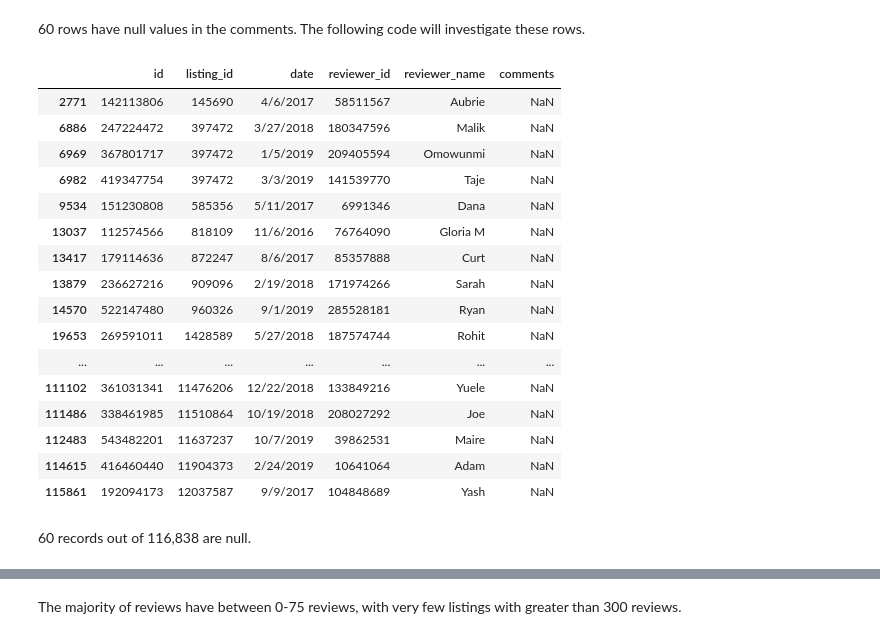
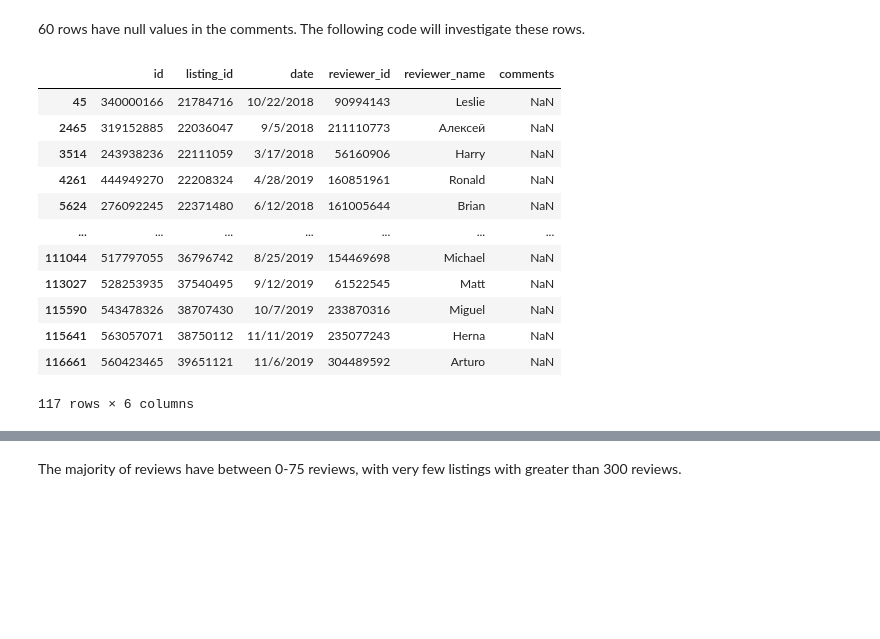
Before and after one commit to Poleary6/NLP-on-Reviews-AirBnB, a Jupyter notebook: mcfarland_finalProject.ipynb, the cells around one changed output, grey strips where cells are left out. Cells and saved outputs as stored; diff of their text form; code cells hidden in the pictures; blank space fills up the shorter version.

```diff
--- a/mcfarland_finalProject.ipynb
+++ b/mcfarland_finalProject.ipynb
@@ -26,3 +30,3 @@ import re
 # %%
-chunk1_reviews_df = pd.read_csv("Airbnb - Chicago/reviews_chunk1.csv")
+chunk3_reviews_df = pd.read_csv("Airbnb - Chicago/reviews_chunk3.csv")
 # %%
@@ -56,25 +54,19 @@ Our team split 350674 dataset into thirds; my chunk of the data is rows 1 - 1168
 # %% [markdown]
 60 rows have null values in the comments. The following code will investigate these rows.
 # %%
-chunk1_reviews_df[chunk1_reviews_df['comments'].isnull()]
+chunk3_reviews_df[chunk3_reviews_df['comments'].isnull()]
 # %% [output]
 |  | id | listing_id | date | reviewer_id | reviewer_name | comments |
-| 2771 | 142113806 | 145690 | 4/6/2017 | 58511567 | Aubrie | NaN |
-| 6886 | 247224472 | 397472 | 3/27/2018 | 180347596 | Malik | NaN |
-| 6969 | 367801717 | 397472 | 1/5/2019 | 209405594 | Omowunmi | NaN |
-| 6982 | 419347754 | 397472 | 3/3/2019 | 141539770 | Taje | NaN |
-| 9534 | 151230808 | 585356 | 5/11/2017 | 6991346 | Dana | NaN |
-| 13037 | 112574566 | 818109 | 11/6/2016 | 76764090 | Gloria M | NaN |
-| 13417 | 179114636 | 872247 | 8/6/2017 | 85357888 | Curt | NaN |
-| 13879 | 236627216 | 909096 | 2/19/2018 | 171974266 | Sarah | NaN |
-| 14570 | 522147480 | 960326 | 9/1/2019 | 285528181 | Ryan | NaN |
-| 19653 | 269591011 | 1428589 | 5/27/2018 | 187574744 | Rohit | NaN |
+| 45 | 340000166 | 21784716 | 10/22/2018 | 90994143 | Leslie | NaN |
+| 2465 | 319152885 | 22036047 | 9/5/2018 | 211110773 | Алексей | NaN |
+| 3514 | 243938236 | 22111059 | 3/17/2018 | 56160906 | Harry | NaN |
+| 4261 | 444949270 | 22208324 | 4/28/2019 | 160851961 | Ronald | NaN |
+| 5624 | 276092245 | 22371480 | 6/12/2018 | 161005644 | Brian | NaN |
 | ... | ... | ... | ... | ... | ... | ... |
-| 111102 | 361031341 | 11476206 | 12/22/2018 | 133849216 | Yuele | NaN |
-| 111486 | 338461985 | 11510864 | 10/19/2018 | 208027292 | Joe | NaN |
-| 112483 | 543482201 | 11637237 | 10/7/2019 | 39862531 | Maire | NaN |
-| 114615 | 416460440 | 11904373 | 2/24/2019 | 10641064 | Adam | NaN |
-| 115861 | 192094173 | 12037587 | 9/9/2017 | 104848689 | Yash | NaN |
+| 111044 | 517797055 | 36796742 | 8/25/2019 | 154469698 | Michael | NaN |
+| 113027 | 528253935 | 37540495 | 9/12/2019 | 61522545 | Matt | NaN |
+| 115590 | 543478326 | 38707430 | 10/7/2019 | 233870316 | Miguel | NaN |
+| 115641 | 563057071 | 38750112 | 11/11/2019 | 235077243 | Herna | NaN |
+| 116661 | 560423465 | 39651121 | 11/6/2019 | 304489592 | Arturo | NaN |
+117 rows × 6 columns
-# %% [markdown]
-60 records out of 116,838 are null.
 # %%
```
Also changed, not shown: parts of 108 cells of this notebook.
